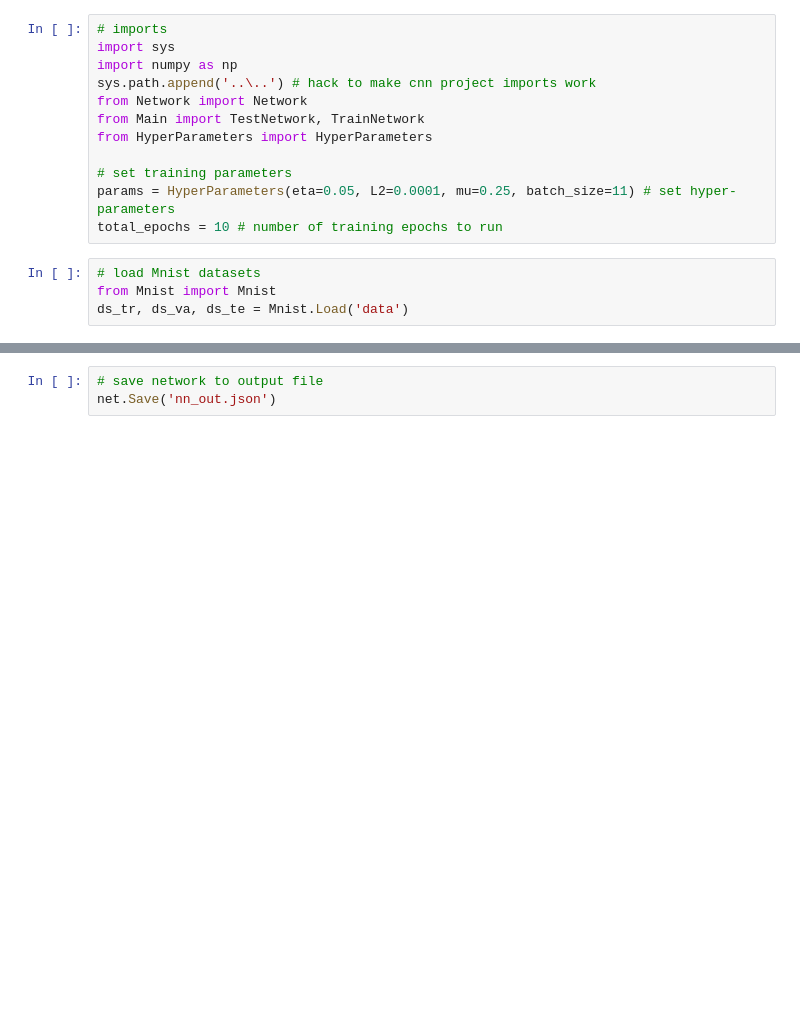
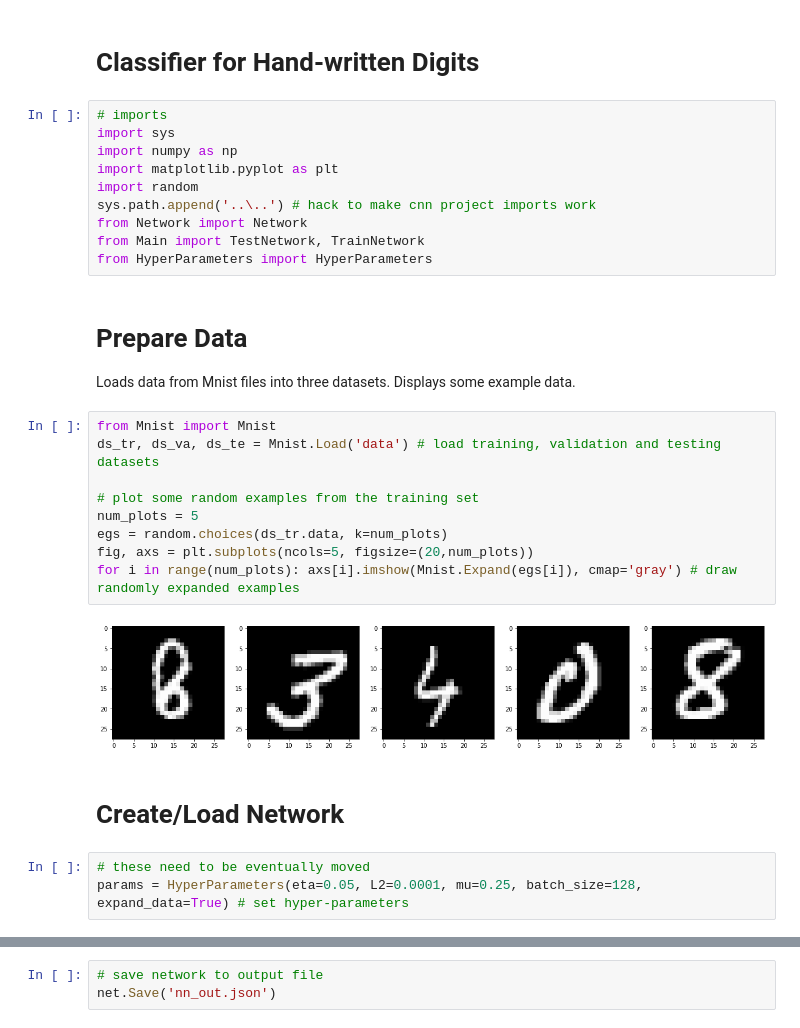
Before and after one commit to george-vangelatos/cnn, a Jupyter notebook: projects/Mnist/Mnist.ipynb, the cells around one changed output, grey strips where cells are left out. Cells and saved outputs as stored; diff of their text form; blank space fills up the shorter version.

```diff
--- a/projects/Mnist/Mnist.ipynb
+++ b/projects/Mnist/Mnist.ipynb
@@ -1,16 +1,31 @@
+# %% [markdown]
+# Classifier for Hand-written Digits
 # %%
 # imports
 import sys
 import numpy as np
+import matplotlib.pyplot as plt
+import random
 sys.path.append('..\..') # hack to make cnn project imports work
 from Network import Network
 from Main import TestNetwork, TrainNetwork
 from HyperParameters import HyperParameters
-
-# set training parameters
-params = HyperParameters(eta=0.05, L2=0.0001, mu=0.25, batch_size=11) # set hyper-parameters
-total_epochs = 10 # number of training epochs to run
-# %%
-# load Mnist datasets
-from Mnist import Mnist
-ds_tr, ds_va, ds_te = Mnist.Load('data')
+# %% [markdown]
+# Prepare Data
+Loads data from Mnist files into three datasets. Displays some example data.
+# %%
+from Mnist import Mnist
+ds_tr, ds_va, ds_te = Mnist.Load('data') # load training, validation and testing datasets
+
+# plot some random examples from the training set
+num_plots = 5
+egs = random.choices(ds_tr.data, k=num_plots)
+fig, axs = plt.subplots(ncols=5, figsize=(20,num_plots))
+for i in range(num_plots): axs[i].imshow(Mnist.Expand(egs[i]), cmap='gray') # draw randomly expanded examples
+# %% [output]
+[figure, added]
+# %% [markdown]
+# Create/Load Network
+# %%
+# these need to be eventually moved
+params = HyperParameters(eta=0.05, L2=0.0001, mu=0.25, batch_size=128, expand_data=True) # set hyper-parameters
```
Also changed, not shown: parts of 5 cells of this notebook, 6 other files.
